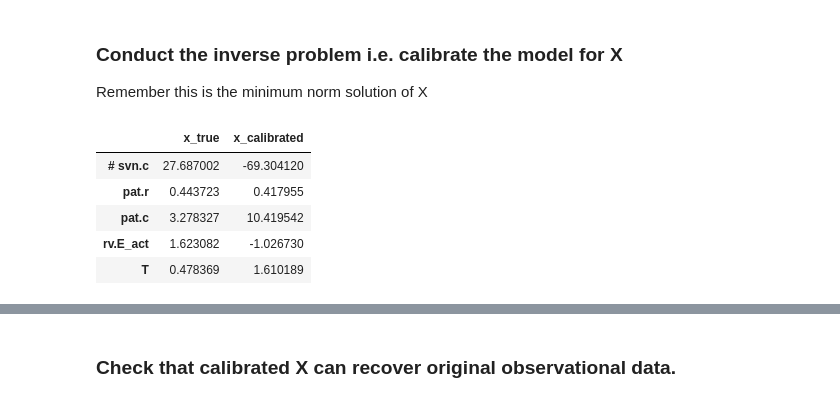
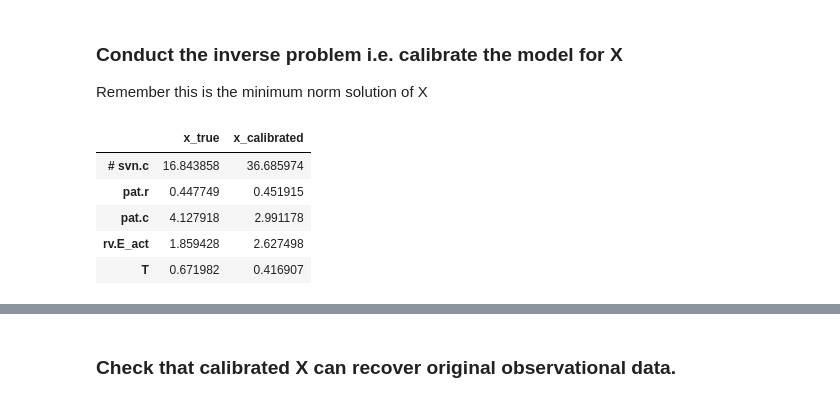
Before and after one commit to FayFrost107/ModularCircFF, a Jupyter notebook: LinearCalibration/Calibrate_multiple_observations.ipynb, the cells around one changed output, grey strips where cells are left out. Saved outputs shown, nothing was run; the diff lists cells and outputs as text; code cells hidden in the pictures.

```diff
--- a/LinearCalibration/Calibrate_multiple_observations.ipynb
+++ b/LinearCalibration/Calibrate_multiple_observations.ipynb
@@ -99,6 +99,9 @@ Remember this is the minimum norm solution of X
 # Build beta matrix (d * p, where d is dimension of y_obs and p is dinemnsion of X)
 beta_matrix = []
 intercept = []
+
+# Selects which observation to calibrate on
+which_obs = 10
 
 for index, row_entry in selected_rows.iterrows():
     model = row_entry['Model']
@@ -113,7 +116,7 @@ beta_matrix = np.array(beta_matrix)
 intercept = np.array(intercept)
 
 # Select observation and reshape to be (d, 1)
-Y_obs = np.array(combined_outptut_data.T[0])
+Y_obs = np.array(combined_outptut_data.T[which_obs])
 Y_obs = Y_obs.reshape(len(Y_obs), 1)
 
 # Scale observation by intercepts of models
@@ -123,20 +126,20 @@ Y_scaled = Y_obs - intercept
 beta_inv = np.linalg.inv(beta_matrix.T @ beta_matrix) @ beta_matrix.T
 x_hat = beta_inv @ Y_scaled
 # %%
-# Step 1: Convert the NumPy array to a DataFrame
-x_hat_df = pd.DataFrame(x_hat, index=filtered_input[:1].T.index)
+# Convert the calibrated inputs to a DataFrame
+x_hat_df = pd.DataFrame(x_hat, index=filtered_input.iloc[which_obs].T.index)
 
-# Step 2: Concatenate the two DataFrames horizontally
-result = pd.concat([filtered_input[:1].T, x_hat_df], axis=1)
+# Concatenate the true input value and calibrated values
+result = pd.concat([filtered_input.iloc[which_obs].T, x_hat_df], axis=1)
 
-# Step 3: Rename the columns
+# Rename the columns
 result.columns = ['x_true', 'x_calibrated']
 
 result
 # %% [output]
 |  | x_true | x_calibrated |
-| # svn.c | 27.687002 | -69.304120 |
-| pat.r | 0.443723 | 0.417955 |
-| pat.c | 3.278327 | 10.419542 |
-| rv.E_act | 1.623082 | -1.026730 |
-| T | 0.478369 | 1.610189 |
+| # svn.c | 16.843858 | 36.685974 |
+| pat.r | 0.447749 | 0.451915 |
+| pat.c | 4.127918 | 2.991178 |
+| rv.E_act | 1.859428 | 2.627498 |
+| T | 0.671982 | 0.416907 |
```
Also changed, not shown: parts of 15 cells of this notebook, 1 other file.
